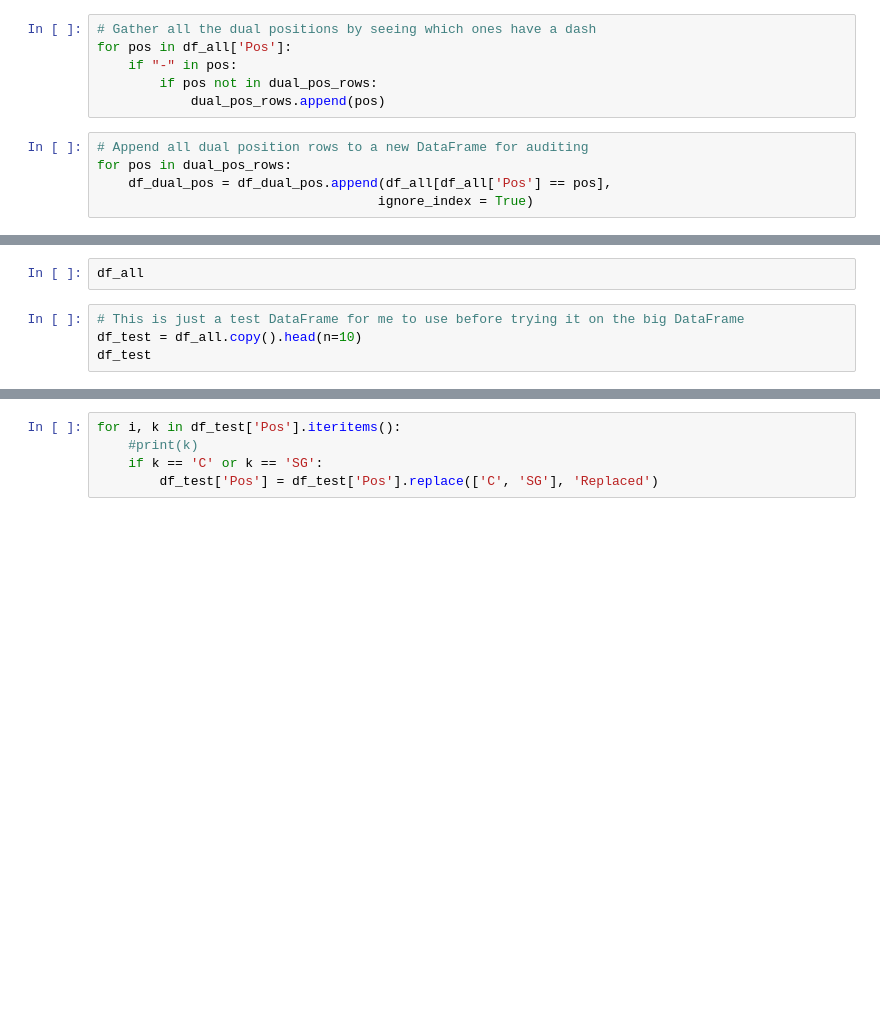
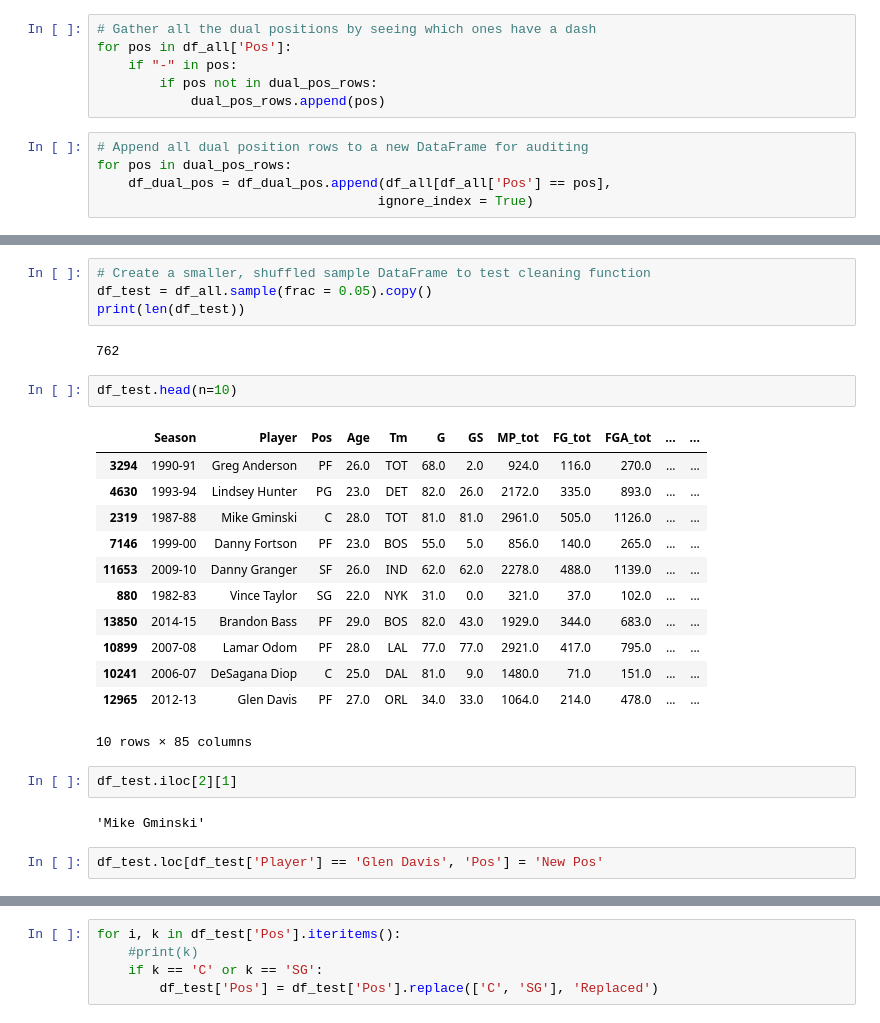
Before and after one commit to SpecCRA/nba_data_scrapers, a Jupyter notebook: bref_player_stats_scraper.ipynb, the cells around one changed output, grey strips where cells are left out. Drawn from its saved outputs; the diff is of its cells as text; blank space fills up the shorter version.

```diff
--- a/bref_player_stats_scraper.ipynb
+++ b/bref_player_stats_scraper.ipynb
@@ -393,6 +652,27 @@ for i, k in df_all[['Player', 'Pos']].head(n=2).iterrows():
-# %%
-df_all
-# %%
-# This is just a test DataFrame for me to use before trying it on the big DataFrame
-df_test = df_all.copy().head(n=10)
-df_test
+# %%
+# Create a smaller, shuffled sample DataFrame to test cleaning function
+df_test = df_all.sample(frac = 0.05).copy()
+print(len(df_test))
+# %% [output]
+762
+# %%
+df_test.head(n=10)
+# %% [output]
+|  | Season | Player | Pos | Age | Tm | G | GS | MP_tot | FG_tot | FGA_tot | ... | ... |
+| 3294 | 1990-91 | Greg Anderson | PF | 26.0 | TOT | 68.0 | 2.0 | 924.0 | 116.0 | 270.0 | ... | ... |
+| 4630 | 1993-94 | Lindsey Hunter | PG | 23.0 | DET | 82.0 | 26.0 | 2172.0 | 335.0 | 893.0 | ... | ... |
+| 2319 | 1987-88 | Mike Gminski | C | 28.0 | TOT | 81.0 | 81.0 | 2961.0 | 505.0 | 1126.0 | ... | ... |
+| 7146 | 1999-00 | Danny Fortson | PF | 23.0 | BOS | 55.0 | 5.0 | 856.0 | 140.0 | 265.0 | ... | ... |
+| 11653 | 2009-10 | Danny Granger | SF | 26.0 | IND | 62.0 | 62.0 | 2278.0 | 488.0 | 1139.0 | ... | ... |
+| 880 | 1982-83 | Vince Taylor | SG | 22.0 | NYK | 31.0 | 0.0 | 321.0 | 37.0 | 102.0 | ... | ... |
+| 13850 | 2014-15 | Brandon Bass | PF | 29.0 | BOS | 82.0 | 43.0 | 1929.0 | 344.0 | 683.0 | ... | ... |
+| 10899 | 2007-08 | Lamar Odom | PF | 28.0 | LAL | 77.0 | 77.0 | 2921.0 | 417.0 | 795.0 | ... | ... |
+| 10241 | 2006-07 | DeSagana Diop | C | 25.0 | DAL | 81.0 | 9.0 | 1480.0 | 71.0 | 151.0 | ... | ... |
+| 12965 | 2012-13 | Glen Davis | PF | 27.0 | ORL | 34.0 | 33.0 | 1064.0 | 214.0 | 478.0 | ... | ... |
+10 rows × 85 columns
+# %%
+df_test.iloc[2][1]
+# %% [output]
+'Mike Gminski'
+# %%
+df_test.loc[df_test['Player'] == 'Glen Davis', 'Pos'] = 'New Pos'
```
Also changed, not shown: parts of 33 cells of this notebook, 1 other file.
